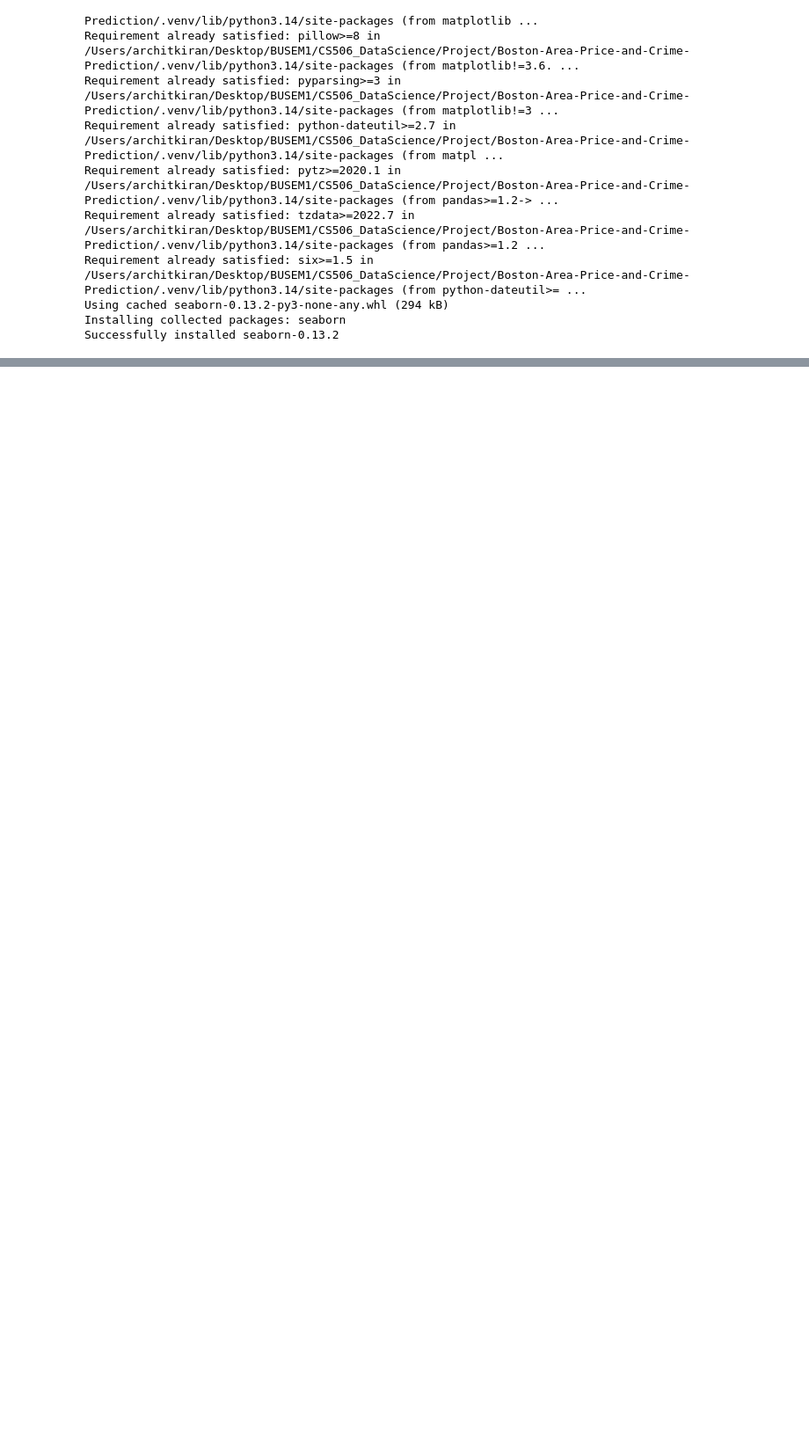
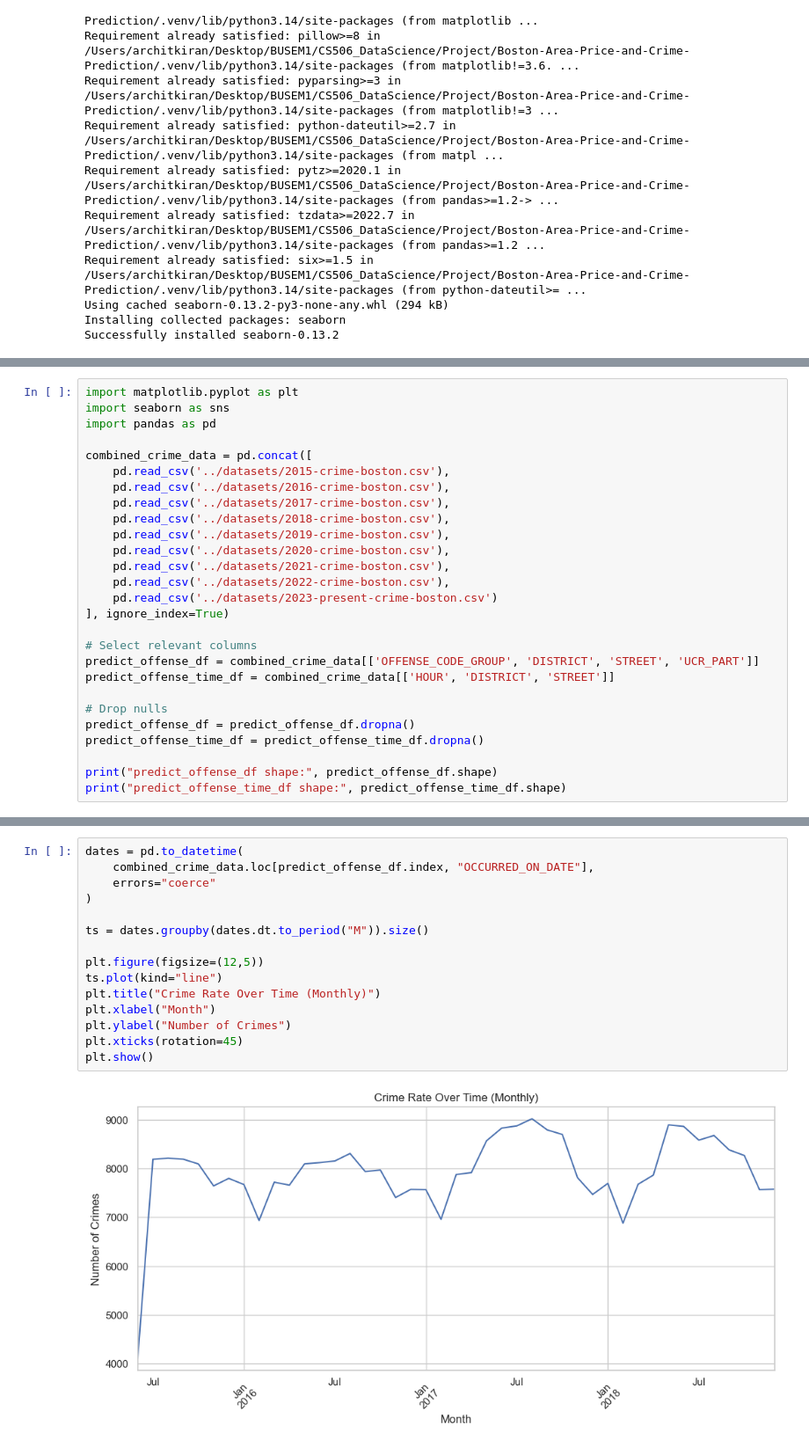
Before and after one commit to HarshaBeth/Boston-Area-Price-and-Crime-Prediction, a Jupyter notebook: backend/notebooks/model1.ipynb, the cells around one changed output, grey strips where cells are left out. Shown: that part at 88% size. Cells and saved outputs as stored; diff of their text form; blank space fills up the shorter version.

Commit message:
new edited visualizations

```diff
--- a/backend/notebooks/model1.ipynb
+++ b/backend/notebooks/model1.ipynb
@@ -484,0 +199,27 @@ plt.show()
+# %%
+import matplotlib.pyplot as plt
+import seaborn as sns
+import pandas as pd
+
+combined_crime_data = pd.concat([
+    pd.read_csv('../datasets/2015-crime-boston.csv'),
+    pd.read_csv('../datasets/2016-crime-boston.csv'),
+    pd.read_csv('../datasets/2017-crime-boston.csv'),
+    pd.read_csv('../datasets/2018-crime-boston.csv'),
+    pd.read_csv('../datasets/2019-crime-boston.csv'),
+    pd.read_csv('../datasets/2020-crime-boston.csv'),
+    pd.read_csv('../datasets/2021-crime-boston.csv'),
+    pd.read_csv('../datasets/2022-crime-boston.csv'),
+    pd.read_csv('../datasets/2023-present-crime-boston.csv')
+], ignore_index=True)
+
+# Select relevant columns
+predict_offense_df = combined_crime_data[['OFFENSE_CODE_GROUP', 'DISTRICT', 'STREET', 'UCR_PART']]
+predict_offense_time_df = combined_crime_data[['HOUR', 'DISTRICT', 'STREET']]
+
+# Drop nulls
+predict_offense_df = predict_offense_df.dropna()
+predict_offense_time_df = predict_offense_time_df.dropna()
+
+print("predict_offense_df shape:", predict_offense_df.shape)
+print("predict_offense_time_df shape:", predict_offense_time_df.shape)
@@ -484,0 +229,17 @@ plt.show()
+# %%
+dates = pd.to_datetime(
+    combined_crime_data.loc[predict_offense_df.index, "OCCURRED_ON_DATE"],
+    errors="coerce"
+)
+
+ts = dates.groupby(dates.dt.to_period("M")).size()
+
+plt.figure(figsize=(12,5))
+ts.plot(kind="line")
+plt.title("Crime Rate Over Time (Monthly)")
+plt.xlabel("Month")
+plt.ylabel("Number of Crimes")
+plt.xticks(rotation=45)
+plt.show()
+# %% [output]
+[figure, added]
```
Also changed, not shown: parts of 18 cells of this notebook.
